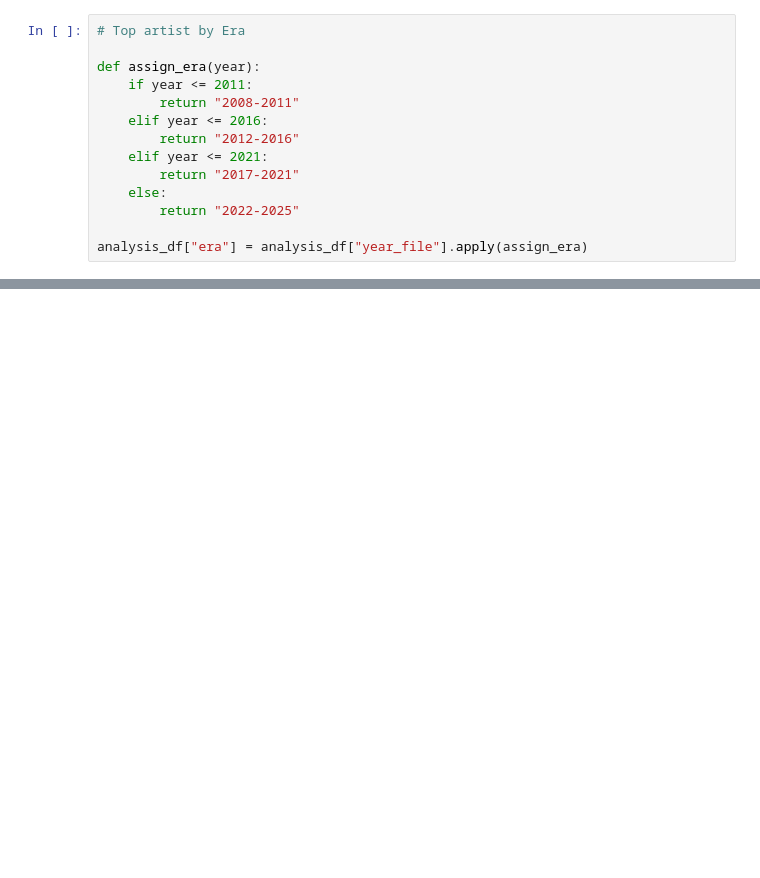
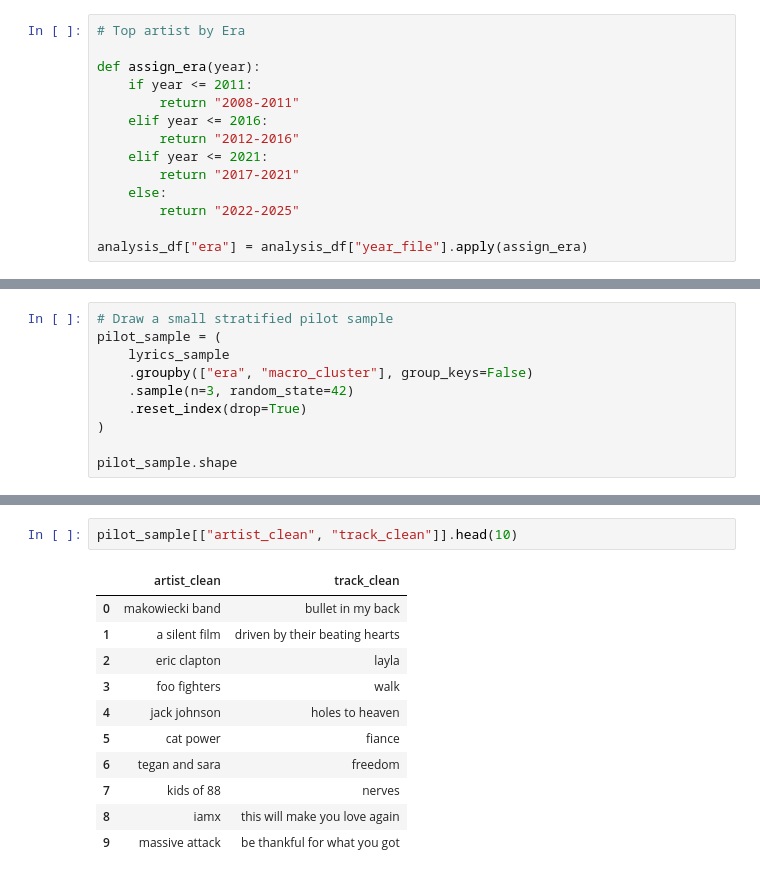
Before and after one commit to fredzell/music-mood-profiler, a Jupyter notebook: notebooks/08_lyrics_collection.ipynb, the cells around one changed output, grey strips where cells are left out. Saved outputs shown, nothing was run; the diff lists cells and outputs as text; blank space fills up the shorter version.

```diff
--- a/notebooks/08_lyrics_collection.ipynb
+++ b/notebooks/08_lyrics_collection.ipynb
@@ -91,0 +146,10 @@ analysis_df[
+# %%
+# Draw a small stratified pilot sample
+pilot_sample = (
+    lyrics_sample
+    .groupby(["era", "macro_cluster"], group_keys=False)
+    .sample(n=3, random_state=42)
+    .reset_index(drop=True)
+)
+
+pilot_sample.shape
@@ -91,0 +456,14 @@ analysis_df[
+# %%
+pilot_sample[["artist_clean", "track_clean"]].head(10)
+# %% [output]
+|  | artist_clean | track_clean |
+| 0 | makowiecki band | bullet in my back |
+| 1 | a silent film | driven by their beating hearts |
+| 2 | eric clapton | layla |
+| 3 | foo fighters | walk |
+| 4 | jack johnson | holes to heaven |
+| 5 | cat power | fiance |
+| 6 | tegan and sara | freedom |
+| 7 | kids of 88 | nerves |
+| 8 | iamx | this will make you love again |
+| 9 | massive attack | be thankful for what you got |
```
Also changed, not shown: parts of 40 cells of this notebook.
